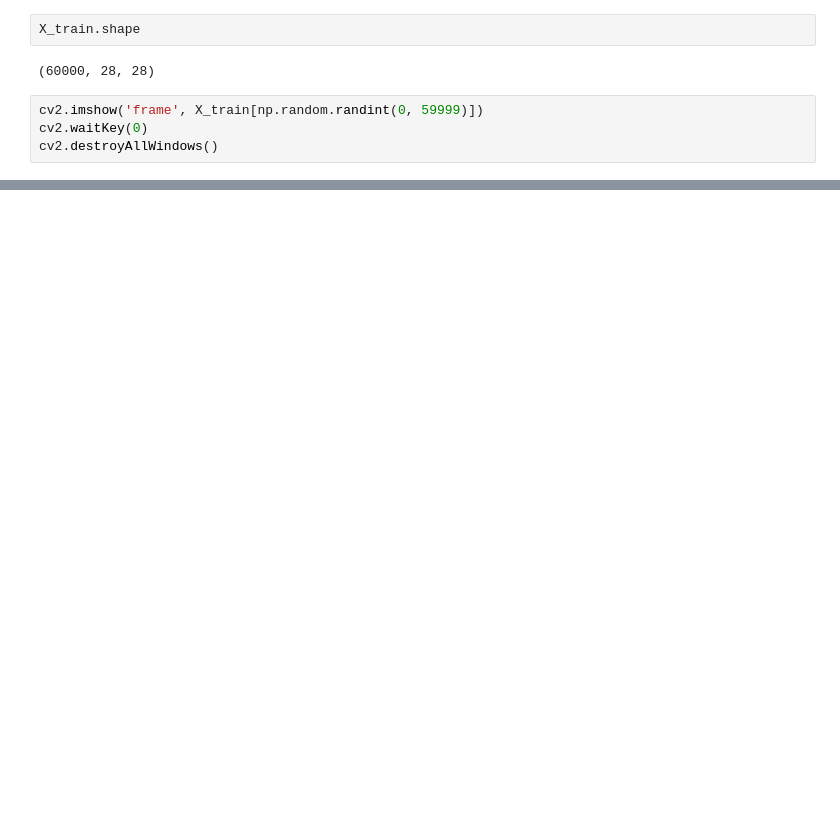
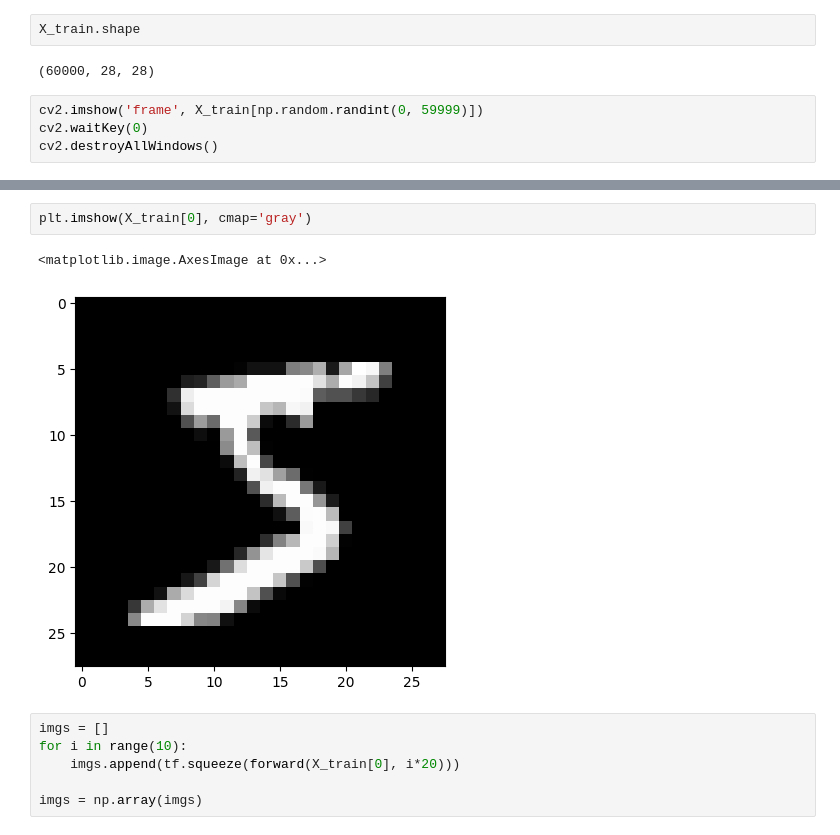
Before and after one commit to Ellie749/Diffusion_Model_From_Scratch, a Jupyter notebook: src/experiments_keras.ipynb, the cells around one changed output, grey strips where cells are left out. Saved outputs shown, nothing was run; the diff lists cells and outputs as text; blank space fills up the shorter version.

```diff
--- a/src/experiments_keras.ipynb
+++ b/src/experiments_keras.ipynb
@@ -23,0 +200,11 @@ plt.show()
+# %%
+plt.imshow(X_train[0], cmap='gray')
+# %% [output]
+<matplotlib.image.AxesImage at 0x...>
+[figure, added]
+# %%
+imgs = []
+for i in range(10):
+    imgs.append(tf.squeeze(forward(X_train[0], i*20)))
+
+imgs = np.array(imgs)
```
Also changed, not shown: parts of 13 cells of this notebook.
